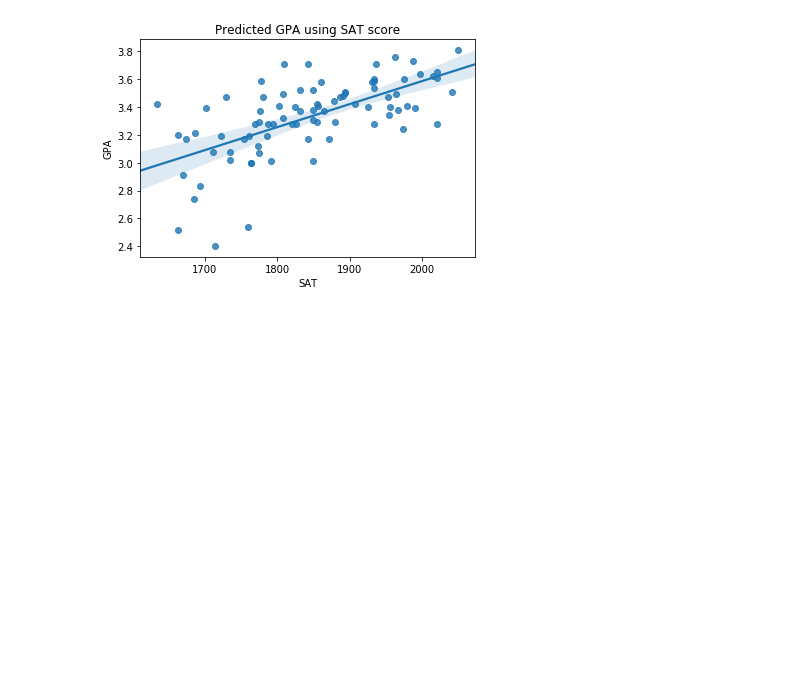
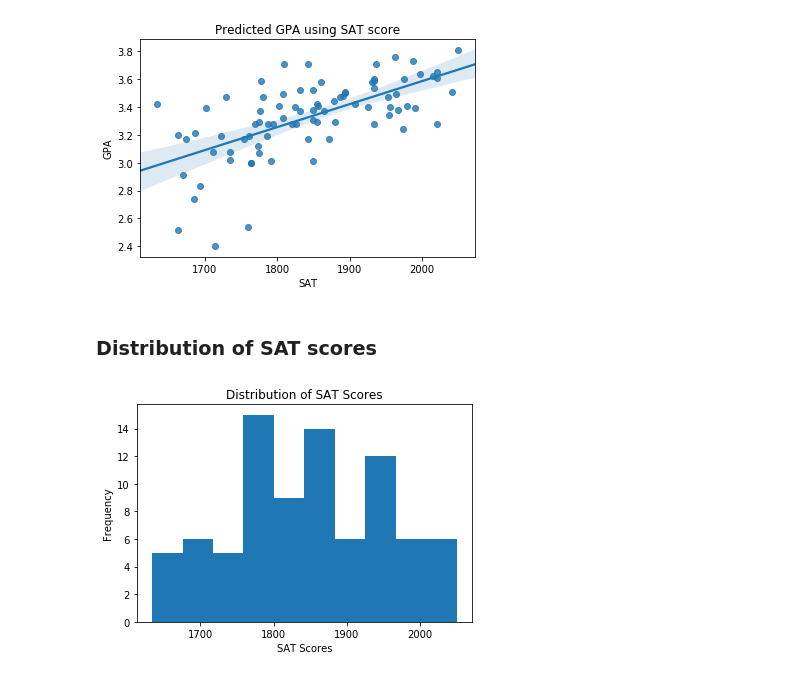
Before and after one commit to faithkane3/zillow_project, a Jupyter notebook: medium_regression_practice.ipynb, the cells around one changed output. Cells and saved outputs as stored; diff of their text form; code cells hidden in the pictures; blank space fills up the shorter version.

```diff
--- a/medium_regression_practice.ipynb
+++ b/medium_regression_practice.ipynb
@@ -79,3 +82,14 @@ plt.title('Predicted GPA using SAT score')
 plt.show()
 # %% [output]
 [figure]
+# %% [markdown]
+### Distribution of SAT scores
+# %%
+plt.hist(data.SAT)
+plt.xlabel('SAT Scores')
+plt.ylabel('Frequency')
+plt.title('Distribution of SAT Scores')
+
+plt.show()
+# %% [output]
+[figure, added]
```
Also changed, not shown: parts of 12 cells of this notebook, 3 other files.
